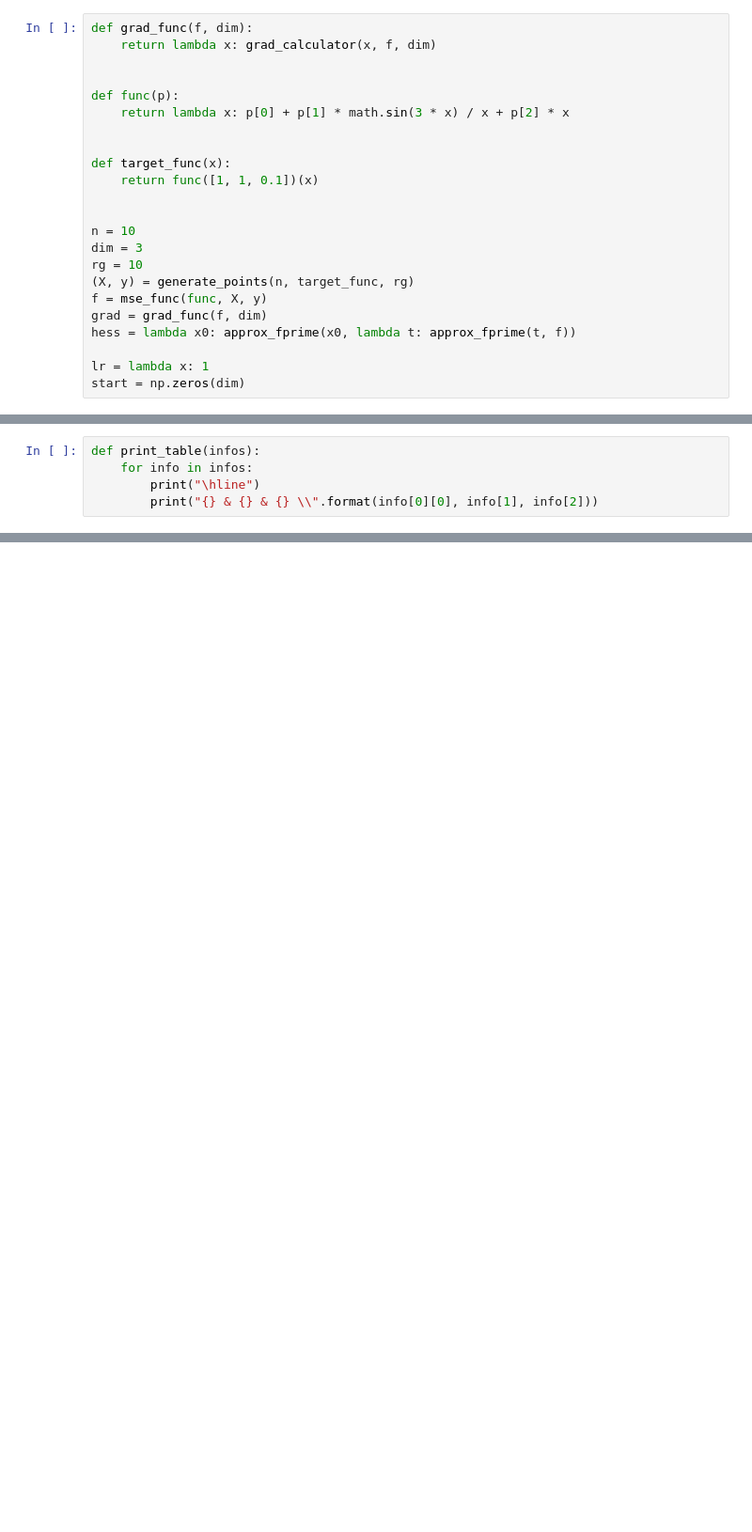
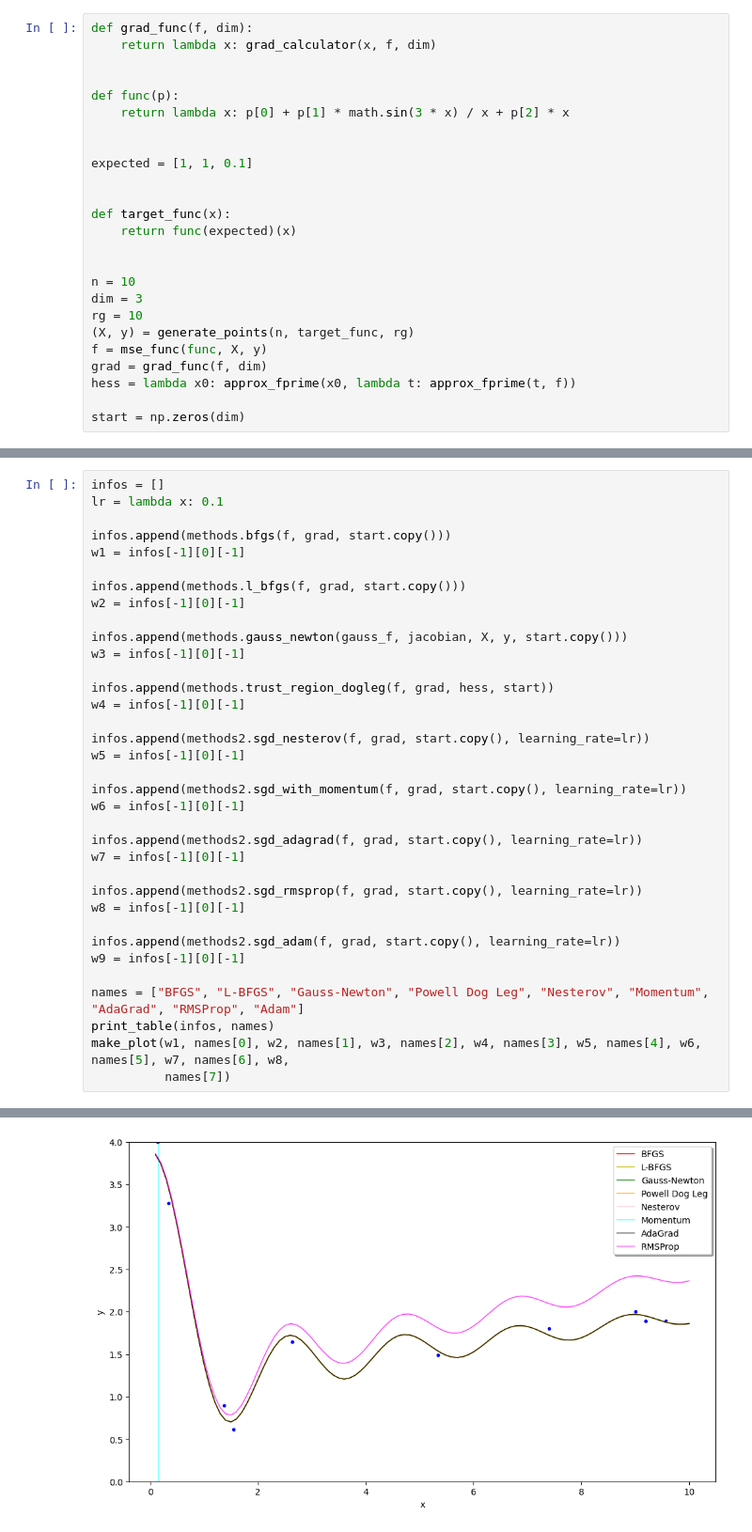
Before and after one commit to ivashka27/met_opt_danya3, a Jupyter notebook: lab3/report.ipynb, the cells around one changed output, grey strips where cells are left out. Shown at 94% size. Drawn from its saved outputs; the diff is of its cells as text; blank space fills up the shorter version.

```diff
--- a/lab3/report.ipynb
+++ b/lab3/report.ipynb
@@ -50,8 +48,11 @@ def func(p):
     return lambda x: p[0] + p[1] * math.sin(3 * x) / x + p[2] * x
 
 
+expected = [1, 1, 0.1]
+
+
 def target_func(x):
-    return func([1, 1, 0.1])(x)
+    return func(expected)(x)
 
 
 n = 10
@@ -62,6 +63,5 @@ f = mse_func(func, X, y)
 grad = grad_func(f, dim)
 hess = lambda x0: approx_fprime(x0, lambda t: approx_fprime(t, f))
 
-lr = lambda x: 1
 start = np.zeros(dim)
 # %%
@@ -113,6 +137 @@ def make_plot(w1=None, name1=None, w2=None, name2=None, w3=None, name3=None, w4=
-# %%
-def print_table(infos):
-    for info in infos:
-        print("\hline")
-        print("{} & {} & {} \\".format(info[0][0], info[1], info[2]))
 # %%
@@ -156,0 +162,36 @@ make_plot(w1, "bfgs", w2, "adam", w3, "rmsprop", w4, "dogleg")
+# %%
+infos = []
+lr = lambda x: 0.1
+
+infos.append(methods.bfgs(f, grad, start.copy()))
+w1 = infos[-1][0][-1]
+
+infos.append(methods.l_bfgs(f, grad, start.copy()))
+w2 = infos[-1][0][-1]
+
+infos.append(methods.gauss_newton(gauss_f, jacobian, X, y, start.copy()))
+w3 = infos[-1][0][-1]
+
+infos.append(methods.trust_region_dogleg(f, grad, hess, start))
+w4 = infos[-1][0][-1]
+
+infos.append(methods2.sgd_nesterov(f, grad, start.copy(), learning_rate=lr))
+w5 = infos[-1][0][-1]
+
+infos.append(methods2.sgd_with_momentum(f, grad, start.copy(), learning_rate=lr))
+w6 = infos[-1][0][-1]
+
+infos.append(methods2.sgd_adagrad(f, grad, start.copy(), learning_rate=lr))
+w7 = infos[-1][0][-1]
+
+infos.append(methods2.sgd_rmsprop(f, grad, start.copy(), learning_rate=lr))
+w8 = infos[-1][0][-1]
+
+infos.append(methods2.sgd_adam(f, grad, start.copy(), learning_rate=lr))
+w9 = infos[-1][0][-1]
+
+names = ["BFGS", "L-BFGS", "Gauss-Newton", "Powell Dog Leg", "Nesterov", "Momentum", "AdaGrad", "RMSProp", "Adam"]
+print_table(infos, names)
+make_plot(w1, names[0], w2, names[1], w3, names[2], w4, names[3], w5, names[4], w6, names[5], w7, names[6], w8,
+          names[7])
+# %% [output]
@@ -156,0 +216 @@ make_plot(w1, "bfgs", w2, "adam", w3, "rmsprop", w4, "dogleg")
+[figure, added]
```
Also changed, not shown: parts of 4 cells of this notebook.
